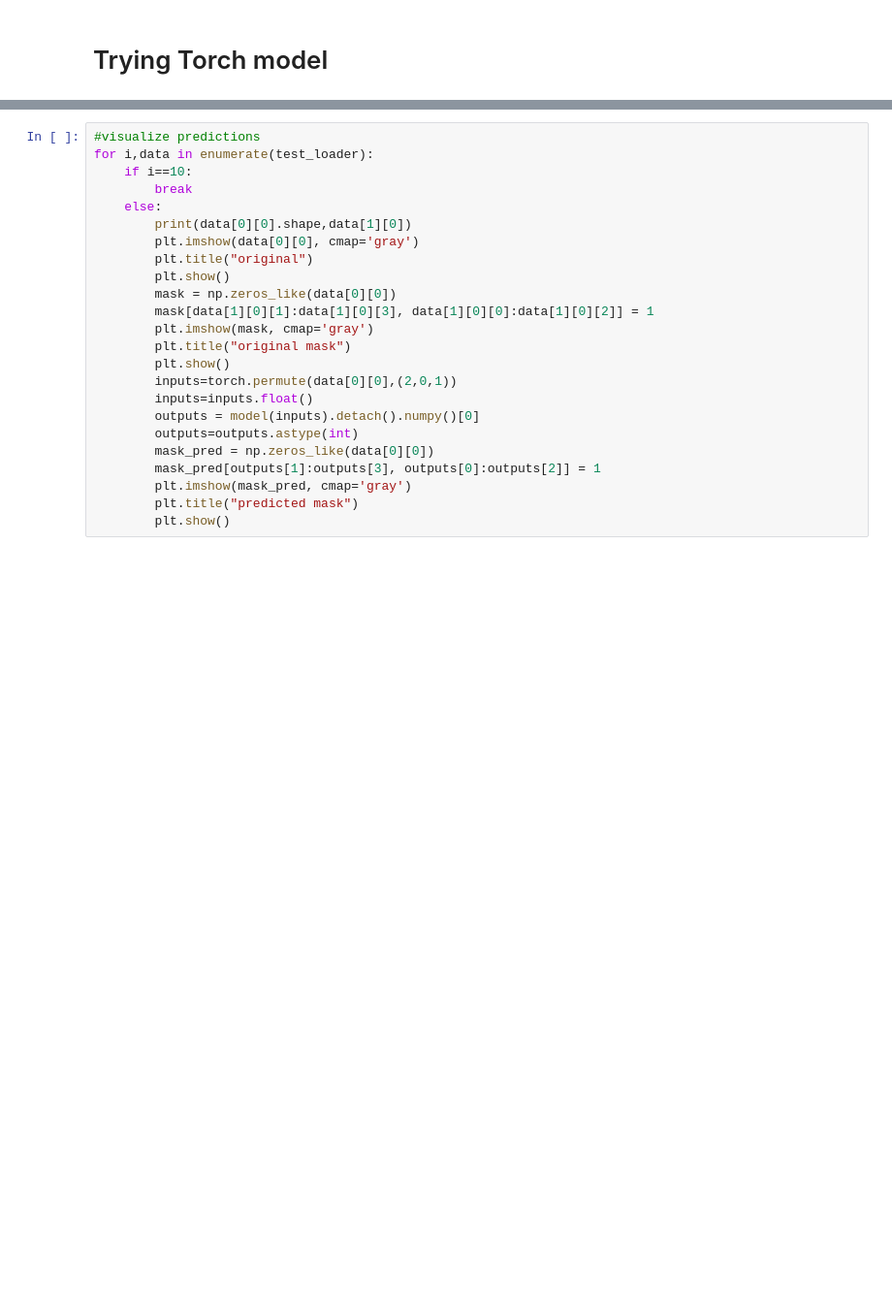
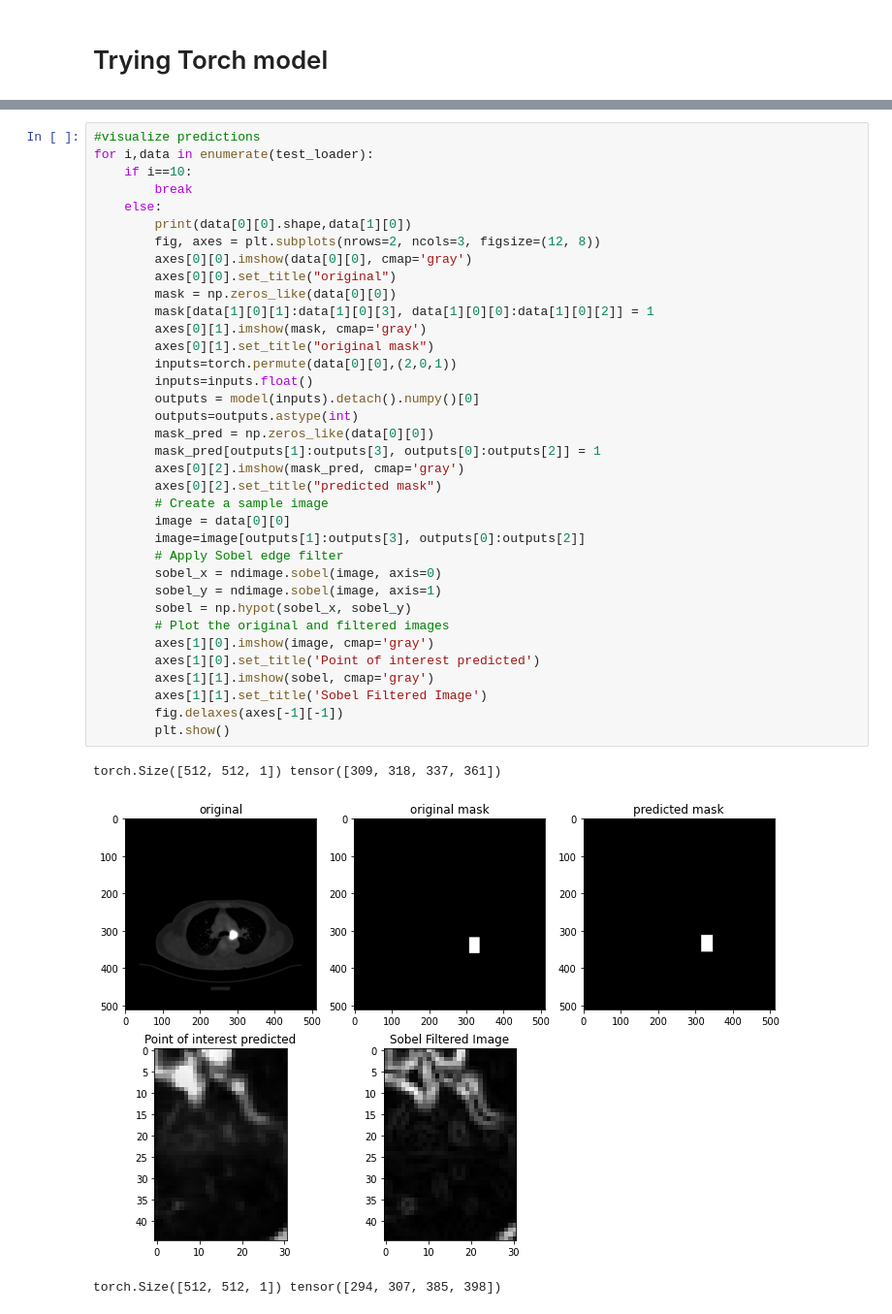
Before and after one commit to dimalimalimon/TFM, a Jupyter notebook: train_test_split/train_test_split.ipynb, the cells around one changed output, grey strips where cells are left out. Shown at 97% size. Drawn from its saved outputs; the diff is of its cells as text; blank space fills up the shorter version.

Commit message:
trained on 1000 images and added edge detection with sobel, looks neet

```diff
--- a/train_test_split/train_test_split.ipynb
+++ b/train_test_split/train_test_split.ipynb
@@ -270,24 +284,40 @@ Epoch 3, loss: 2829.761
 # %%
 #visualize predictions
 for i,data in enumerate(test_loader):
     if i==10:
         break
     else:
         print(data[0][0].shape,data[1][0])
-        plt.imshow(data[0][0], cmap='gray')
-        plt.title("original")
-        plt.show()
+        fig, axes = plt.subplots(nrows=2, ncols=3, figsize=(12, 8))
+        axes[0][0].imshow(data[0][0], cmap='gray')
+        axes[0][0].set_title("original")
         mask = np.zeros_like(data[0][0])
         mask[data[1][0][1]:data[1][0][3], data[1][0][0]:data[1][0][2]] = 1
-        plt.imshow(mask, cmap='gray')
-        plt.title("original mask")
-        plt.show()
+        axes[0][1].imshow(mask, cmap='gray')
+        axes[0][1].set_title("original mask")
         inputs=torch.permute(data[0][0],(2,0,1))
         inputs=inputs.float()
         outputs = model(inputs).detach().numpy()[0]
         outputs=outputs.astype(int)
         mask_pred = np.zeros_like(data[0][0])
         mask_pred[outputs[1]:outputs[3], outputs[0]:outputs[2]] = 1
-        plt.imshow(mask_pred, cmap='gray')
-        plt.title("predicted mask")
+        axes[0][2].imshow(mask_pred, cmap='gray')
+        axes[0][2].set_title("predicted mask")
+        # Create a sample image
+        image = data[0][0]
+        image=image[outputs[1]:outputs[3], outputs[0]:outputs[2]]
+        # Apply Sobel edge filter
+        sobel_x = ndimage.sobel(image, axis=0)
+        sobel_y = ndimage.sobel(image, axis=1)
+        sobel = np.hypot(sobel_x, sobel_y)
+        # Plot the original and filtered images
+        axes[1][0].imshow(image, cmap='gray')
+        axes[1][0].set_title('Point of interest predicted')
+        axes[1][1].imshow(sobel, cmap='gray')
+        axes[1][1].set_title('Sobel Filtered Image')
+        fig.delaxes(axes[-1][-1])
         plt.show()
+# %% [output]
+torch.Size([512, 512, 1]) tensor([309, 318, 337, 361])
+[figure, added]
+torch.Size([512, 512, 1]) tensor([294, 307, 385, 398])
```
Also changed, not shown: parts of 5 cells of this notebook.
